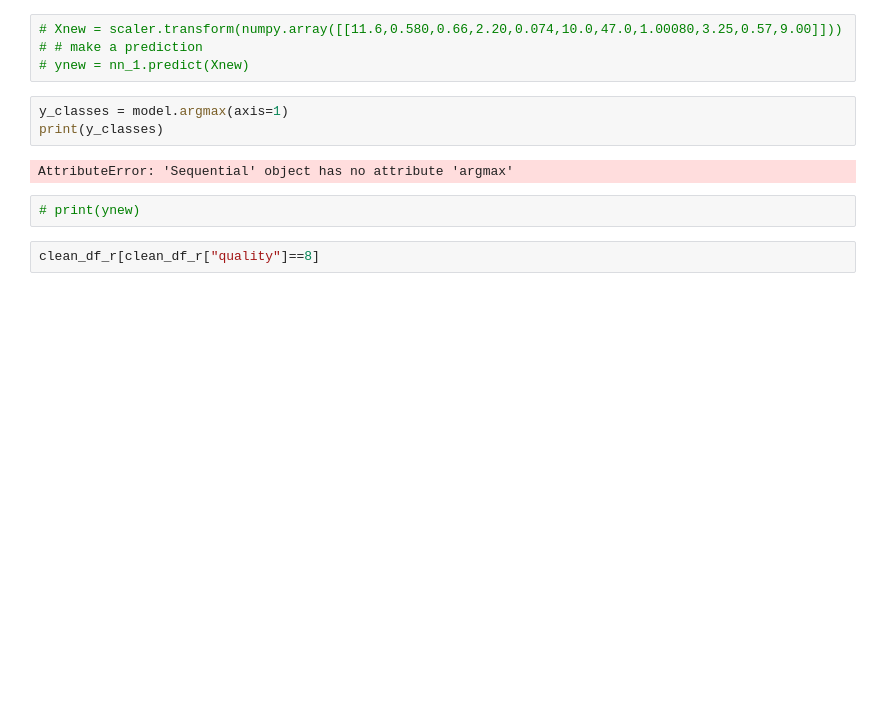
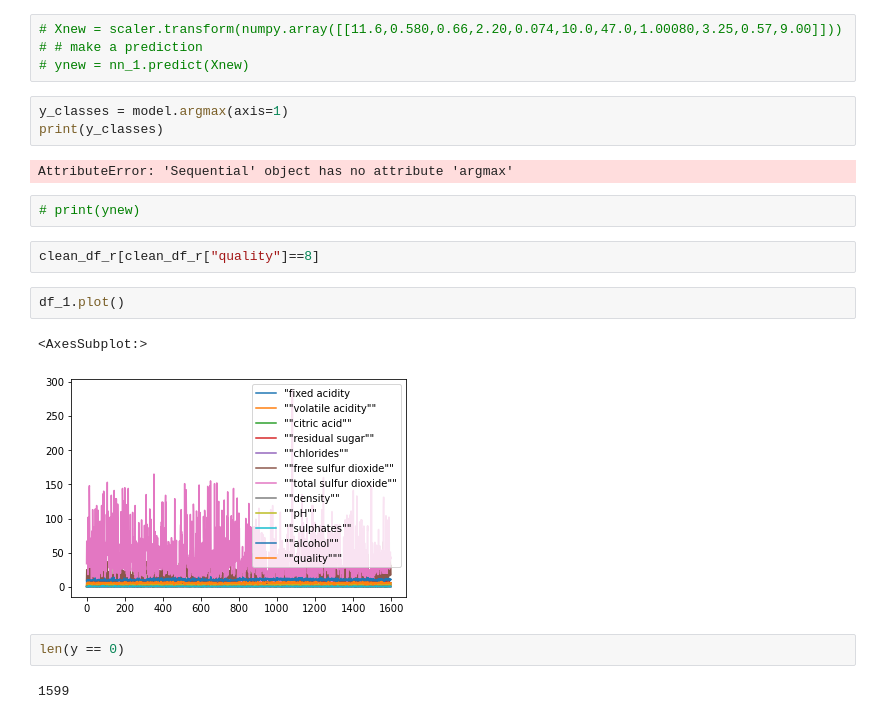
Before and after one commit to pemenalo/wine_enthusiasts, a Jupyter notebook: red_wine.ipynb, the cells around one changed output. Drawn from its saved outputs; the diff is of its cells as text; blank space fills up the shorter version.

```diff
--- a/red_wine.ipynb
+++ b/red_wine.ipynb
@@ -495,3 +500,12 @@ AttributeError: 'Sequential' object has no attribute 'argmax'
 # print(ynew)
 # %%
 clean_df_r[clean_df_r["quality"]==8]
+# %%
+df_1.plot()
+# %% [output]
+<AxesSubplot:>
+[figure, added]
+# %%
+len(y == 0)
+# %% [output]
+1599
```
Also changed, not shown: parts of 12 cells of this notebook, 8 other files.
